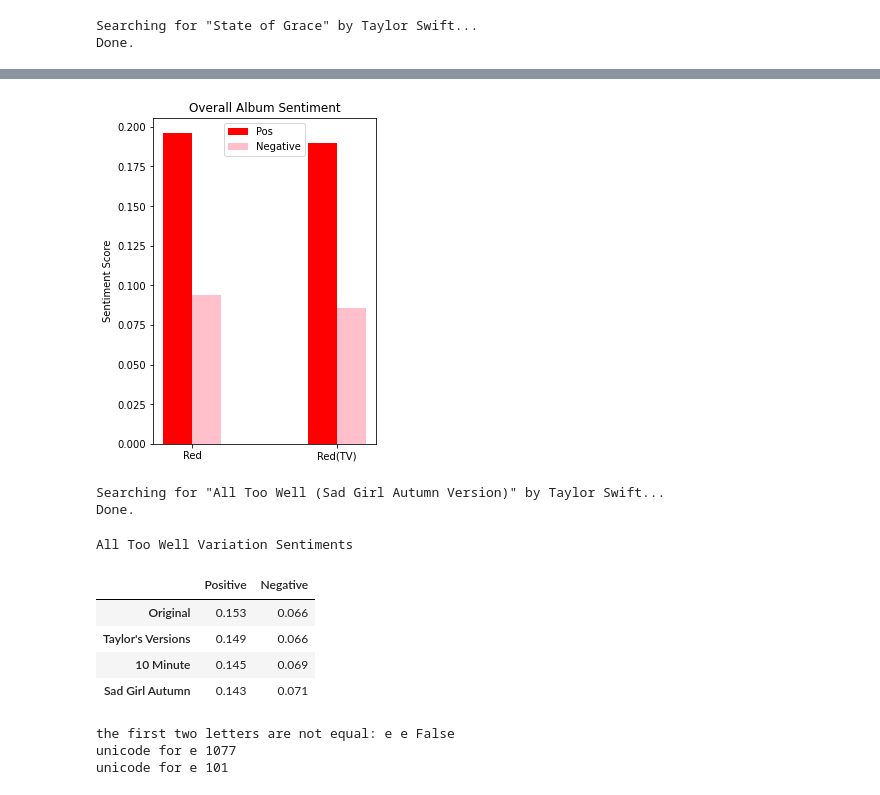
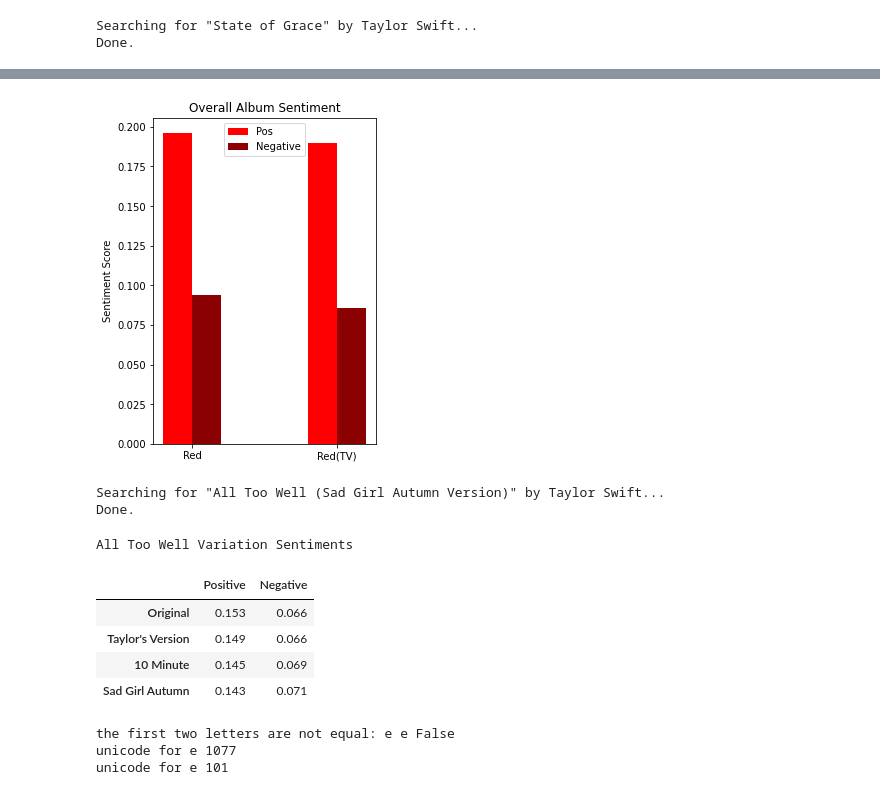
Before and after one commit to ksturt/taylorsversion, a Jupyter notebook: Genius_Info_Red.ipynb, the cells around one changed output, grey strips where cells are left out. Cells and saved outputs as stored; diff of their text form; code cells hidden in the pictures.

```diff
--- a/Genius_Info_Red.ipynb
+++ b/Genius_Info_Red.ipynb
@@ -2,7 +2,7 @@
 import lyricsgenius
 
 # create a genius object with your Client API ID
-gn = lyricsgenius.Genius("insert_your_client_id_here")
+gn = lyricsgenius.Genius("Mtk7ArHzrCFgiewXte-VT1JNfP2YLLj1wtqe-KF-Zd0qiaSeVnCMdzcbER6CCYtO")
 # %%
 # get albums as dictionaries
 album_red = gn.search_album("Red","Taylor Swift").to_dict()
@@ -220,22 +230,22 @@ plt.show()
 # %%
 # plot the album overall
 %matplotlib inline
 
 num_bars = np.arange(2)
 bar_w = 0.2
 plt.figure(figsize=(4,6))
 plt.xticks(num_bars + bar_w/ 2, ['Red', 'Red(TV)'])
-plt.bar(num_bars, [sent_df.loc['Album','Red Positive'], sent_df.loc['Album','Red (TV) Positive']], color='r',
+plt.bar(num_bars, [album_sent_red['pos'], album_sent_red_tv['pos']], color='r',
            width=bar_w, label='Pos')
-plt.bar(num_bars + bar_w, [sent_df.loc['Album','Red Negative'], sent_df.loc['Album','Red (TV) Negative']], color='pink',
+plt.bar(num_bars + bar_w, [album_sent_red['neg'], album_sent_red_tv['neg']], color='darkred',
            width=bar_w, label='Negative')
 plt.ylabel("Sentiment Score")
 plt.legend(loc='upper center')
 plt.title("Overall Album Sentiment")
 plt.savefig('OverallSentiments.png')
 plt.show()
 # %% [output]
-[figure, old version]
+[figure, new version]
 # %%
 # compare all too wells
 # she released All Too Well (Sad Girl Autumn Version) - does sad mean more negative?
@@ -250,7 +260,7 @@ Done.
 print("All Too Well Variation Sentiments")
 all_too_well = dict()
 all_too_well['Original'] = [sent_df.loc["All Too Well", "Red Positive"], sent_df.loc["All Too Well", "Red Negative"]]
-all_too_well['Taylor\'s Versions'] = [sent_df.loc["All Too Well", "Red (TV) Positive"],
+all_too_well['Taylor\'s Version'] = [sent_df.loc["All Too Well", "Red (TV) Positive"],
                                       sent_df.loc["All Too Well", "Red (TV) Negative"]]
 all_too_well['10 Minute'] = [sent_df_FtV.loc["All Too Well (10 Minute Version) (Taylor’s Version) [From the Vault]", "Red (TV) Positive"],
                               sent_df_FtV.loc["All Too Well (10 Minute Version) (Taylor’s Version) [From the Vault]", "Red (TV) Negative"]]
@@ -261,7 +271,7 @@ all_too_well_df
 All Too Well Variation Sentiments
 |  | Positive | Negative |
 | Original | 0.153 | 0.066 |
-| Taylor's Versions | 0.149 | 0.066 |
+| Taylor's Version | 0.149 | 0.066 |
 | 10 Minute | 0.145 | 0.069 |
 | Sad Girl Autumn | 0.143 | 0.071 |
 # %%
```
Also changed, not shown: parts of 3 cells of this notebook.
